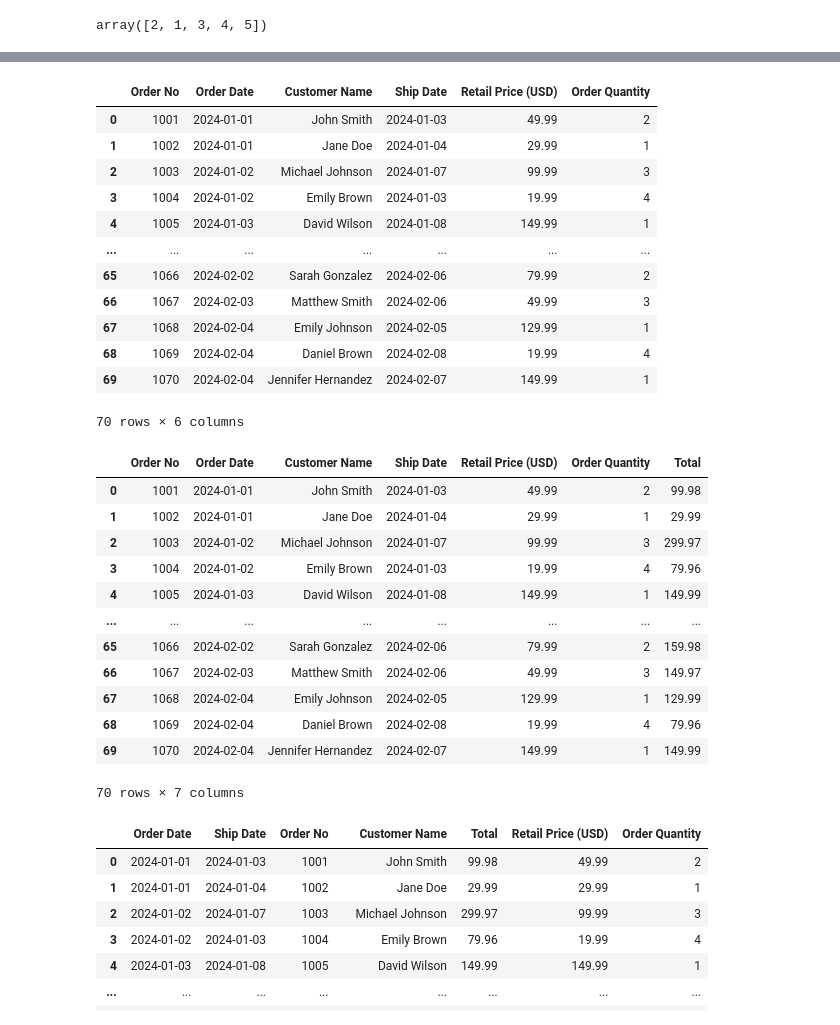
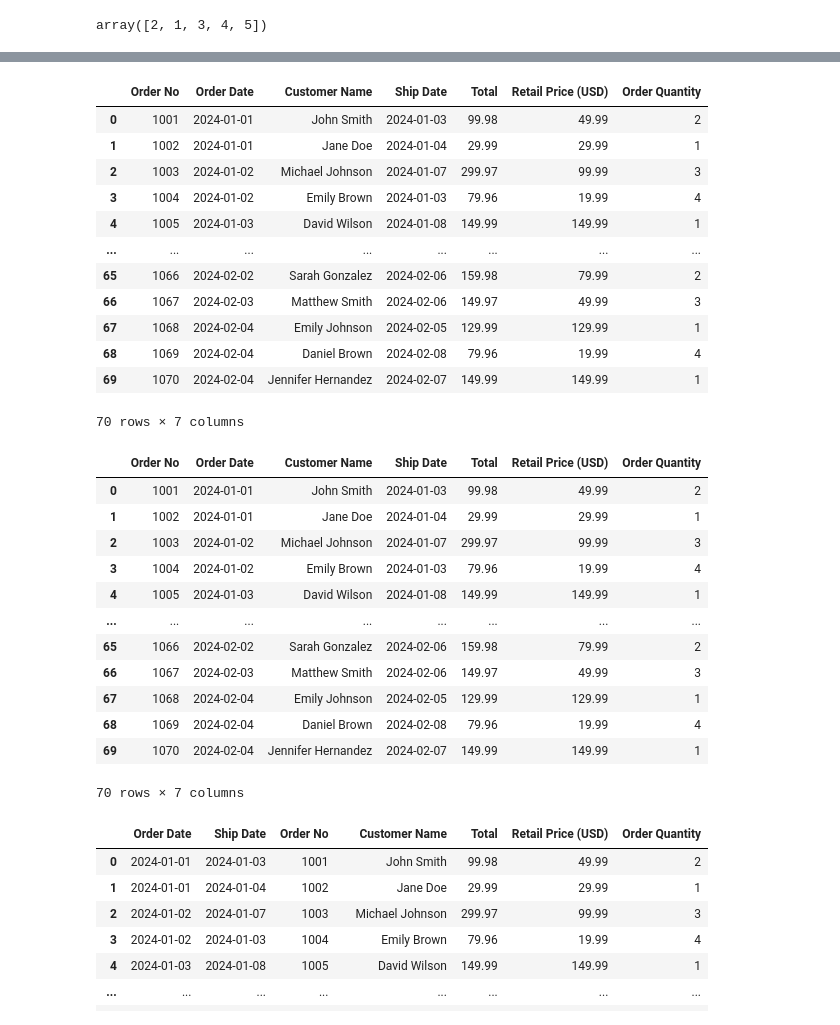
Before and after one commit to tri-ntropy/python.course.ds, a Jupyter notebook: Notas de la Clase/Bloque 5 - Pandas.ipynb, the cells around one changed output, grey strips where cells are left out. Saved outputs shown, nothing was run; the diff lists cells and outputs as text; code cells hidden in the pictures.

```diff
--- a/Notas de la Clase/Bloque 5 - Pandas.ipynb
+++ b/Notas de la Clase/Bloque 5 - Pandas.ipynb
@@ -258,37 +252,37 @@ df_market2
 # %%
-#df_market.insert(4, "Total", df_market["Retail Price (USD)"] * df_market["Order Quantity"])
+df_market.insert(4, "Total", df_market["Retail Price (USD)"] * df_market["Order Quantity"])
 # %%
 df_market
 # %% [output]
-|  | Order No | Order Date | Customer Name | Ship Date | Retail Price (USD) | Order Quantity |
-| 0 | 1001 | 2024-01-01 | John Smith | 2024-01-03 | 49.99 | 2 |
-| 1 | 1002 | 2024-01-01 | Jane Doe | 2024-01-04 | 29.99 | 1 |
-| 2 | 1003 | 2024-01-02 | Michael Johnson | 2024-01-07 | 99.99 | 3 |
-| 3 | 1004 | 2024-01-02 | Emily Brown | 2024-01-03 | 19.99 | 4 |
-| 4 | 1005 | 2024-01-03 | David Wilson | 2024-01-08 | 149.99 | 1 |
-| ... | ... | ... | ... | ... | ... | ... |
-| 65 | 1066 | 2024-02-02 | Sarah Gonzalez | 2024-02-06 | 79.99 | 2 |
-| 66 | 1067 | 2024-02-03 | Matthew Smith | 2024-02-06 | 49.99 | 3 |
-| 67 | 1068 | 2024-02-04 | Emily Johnson | 2024-02-05 | 129.99 | 1 |
-| 68 | 1069 | 2024-02-04 | Daniel Brown | 2024-02-08 | 19.99 | 4 |
-| 69 | 1070 | 2024-02-04 | Jennifer Hernandez | 2024-02-07 | 149.99 | 1 |
+|  | Order No | Order Date | Customer Name | Ship Date | Total | Retail Price (USD) | Order Quantity |
+| 0 | 1001 | 2024-01-01 | John Smith | 2024-01-03 | 99.98 | 49.99 | 2 |
+| 1 | 1002 | 2024-01-01 | Jane Doe | 2024-01-04 | 29.99 | 29.99 | 1 |
+| 2 | 1003 | 2024-01-02 | Michael Johnson | 2024-01-07 | 299.97 | 99.99 | 3 |
+| 3 | 1004 | 2024-01-02 | Emily Brown | 2024-01-03 | 79.96 | 19.99 | 4 |
+| 4 | 1005 | 2024-01-03 | David Wilson | 2024-01-08 | 149.99 | 149.99 | 1 |
+| ... | ... | ... | ... | ... | ... | ... | ... |
+| 65 | 1066 | 2024-02-02 | Sarah Gonzalez | 2024-02-06 | 159.98 | 79.99 | 2 |
+| 66 | 1067 | 2024-02-03 | Matthew Smith | 2024-02-06 | 149.97 | 49.99 | 3 |
+| 67 | 1068 | 2024-02-04 | Emily Johnson | 2024-02-05 | 129.99 | 129.99 | 1 |
+| 68 | 1069 | 2024-02-04 | Daniel Brown | 2024-02-08 | 79.96 | 19.99 | 4 |
+| 69 | 1070 | 2024-02-04 | Jennifer Hernandez | 2024-02-07 | 149.99 | 149.99 | 1 |
-70 rows × 6 columns
+70 rows × 7 columns
 # %%
-df_market["Total"] = df_market["Retail Price (USD)"] * df_market["Order Quantity"]
+#df_market["Total"] = df_market["Retail Price (USD)"] * df_market["Order Quantity"]
 df_market
 # %% [output]
-|  | Order No | Order Date | Customer Name | Ship Date | Retail Price (USD) | Order Quantity | Total |
-| 0 | 1001 | 2024-01-01 | John Smith | 2024-01-03 | 49.99 | 2 | 99.98 |
-| 1 | 1002 | 2024-01-01 | Jane Doe | 2024-01-04 | 29.99 | 1 | 29.99 |
-| 2 | 1003 | 2024-01-02 | Michael Johnson | 2024-01-07 | 99.99 | 3 | 299.97 |
-| 3 | 1004 | 2024-01-02 | Emily Brown | 2024-01-03 | 19.99 | 4 | 79.96 |
-| 4 | 1005 | 2024-01-03 | David Wilson | 2024-01-08 | 149.99 | 1 | 149.99 |
+|  | Order No | Order Date | Customer Name | Ship Date | Total | Retail Price (USD) | Order Quantity |
+| 0 | 1001 | 2024-01-01 | John Smith | 2024-01-03 | 99.98 | 49.99 | 2 |
+| 1 | 1002 | 2024-01-01 | Jane Doe | 2024-01-04 | 29.99 | 29.99 | 1 |
+| 2 | 1003 | 2024-01-02 | Michael Johnson | 2024-01-07 | 299.97 | 99.99 | 3 |
+| 3 | 1004 | 2024-01-02 | Emily Brown | 2024-01-03 | 79.96 | 19.99 | 4 |
+| 4 | 1005 | 2024-01-03 | David Wilson | 2024-01-08 | 149.99 | 149.99 | 1 |
 | ... | ... | ... | ... | ... | ... | ... | ... |
-| 65 | 1066 | 2024-02-02 | Sarah Gonzalez | 2024-02-06 | 79.99 | 2 | 159.98 |
-| 66 | 1067 | 2024-02-03 | Matthew Smith | 2024-02-06 | 49.99 | 3 | 149.97 |
-| 67 | 1068 | 2024-02-04 | Emily Johnson | 2024-02-05 | 129.99 | 1 | 129.99 |
-| 68 | 1069 | 2024-02-04 | Daniel Brown | 2024-02-08 | 19.99 | 4 | 79.96 |
-| 69 | 1070 | 2024-02-04 | Jennifer Hernandez | 2024-02-07 | 149.99 | 1 | 149.99 |
+| 65 | 1066 | 2024-02-02 | Sarah Gonzalez | 2024-02-06 | 159.98 | 79.99 | 2 |
+| 66 | 1067 | 2024-02-03 | Matthew Smith | 2024-02-06 | 149.97 | 49.99 | 3 |
+| 67 | 1068 | 2024-02-04 | Emily Johnson | 2024-02-05 | 129.99 | 129.99 | 1 |
+| 68 | 1069 | 2024-02-04 | Daniel Brown | 2024-02-08 | 79.96 | 19.99 | 4 |
+| 69 | 1070 | 2024-02-04 | Jennifer Hernandez | 2024-02-07 | 149.99 | 149.99 | 1 |
 70 rows × 7 columns
 # %%
 df_market = df_market[["Order Date", "Ship Date", "Order No", "Customer Name", "Total", "Retail Price (USD)", "Order Quantity"]]
```
Also changed, not shown: parts of 3 cells of this notebook, 2 other files.
